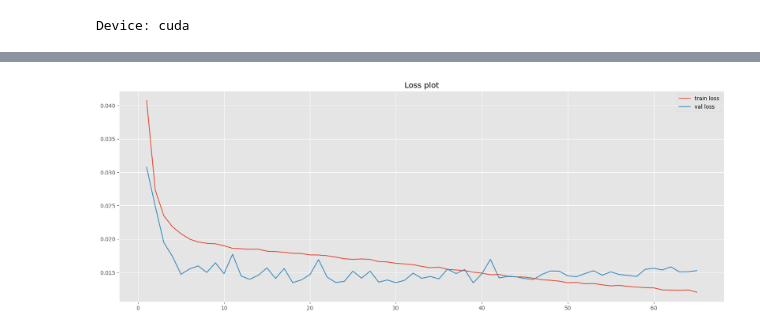
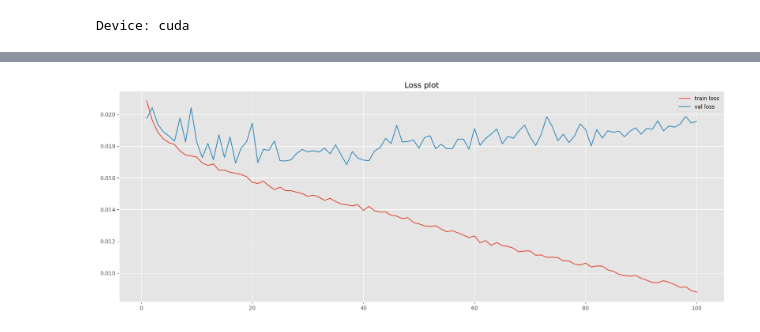
Before and after one commit to iwamaciek/stwp, a Jupyter notebook: demos/cnn-demo.ipynb, the cells around one changed output, grey strips where cells are left out. Cells and saved outputs as stored; diff of their text form; code cells hidden in the pictures.

```diff
--- a/demos/cnn-demo.ipynb
+++ b/demos/cnn-demo.ipynb
@@ -143,15 +142,15 @@ KeyboardInterrupt:
 # %%
 plt.style.use('ggplot')
 
-x = np.arange(1, 66)
+x = np.arange(1, 101)
 plt.figure(figsize=(20,7))
-plt.plot(x, train_loss_list[:65], label = 'train loss')
+plt.plot(x, train_loss_list, label = 'train loss')
 plt.plot(x ,val_loss_list, label = 'val loss')
 plt.title('Loss plot')
 plt.legend()
 plt.show()
 # %% [output]
-[figure, old version]
+[figure, new version]
 # %%
 from sklearn.metrics import mean_squared_error
 
```
Also changed, not shown: parts of 3 cells of this notebook, 1 other file.
